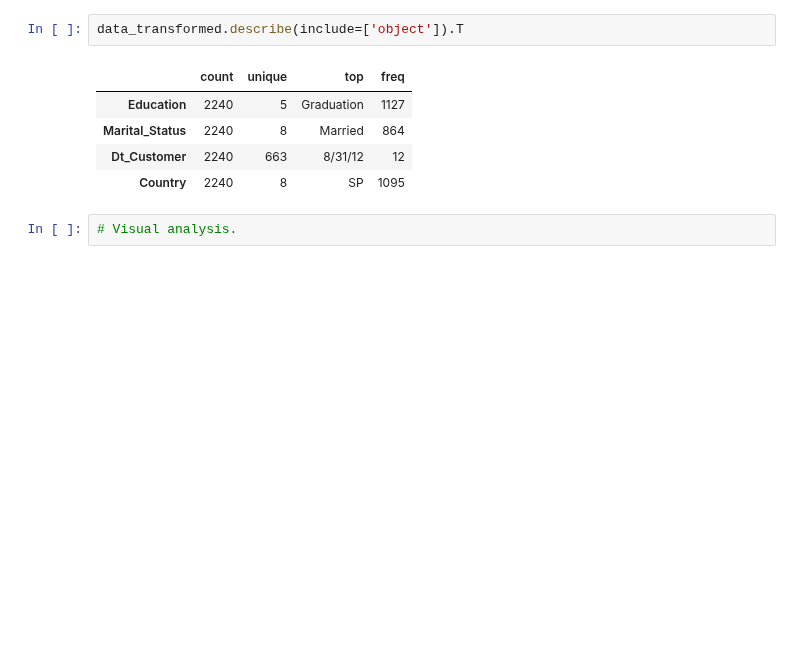
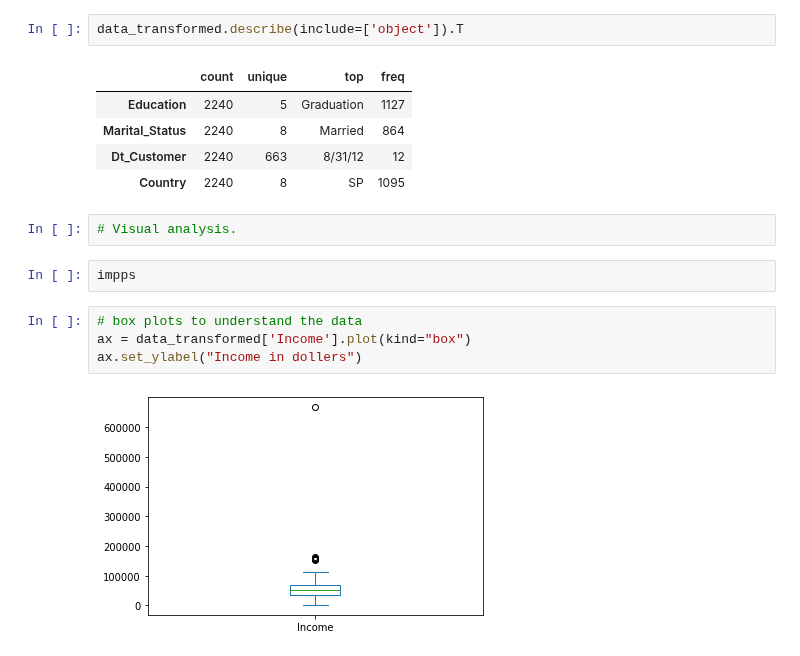
Before and after one commit to AkhilVinayakp/machine_Learning_Algorithms_python, a Jupyter notebook: Data_Analytics/eda/univariate.ipynb, the cells around one changed output. Drawn from its saved outputs; the diff is of its cells as text; blank space fills up the shorter version.

```diff
--- a/Data_Analytics/eda/univariate.ipynb
+++ b/Data_Analytics/eda/univariate.ipynb
@@ -97,3 +97,11 @@ data_transformed.describe(include=['object']).T
 | Country | 2240 | 8 | SP | 1095 |
 # %%
 # Visual analysis.
+# %%
+impps
+# %%
+# box plots to understand the data
+ax = data_transformed['Income'].plot(kind="box")
+ax.set_ylabel("Income in dollers")
+# %% [output]
+[figure, added]
```
Also changed, not shown: 10 other files.
